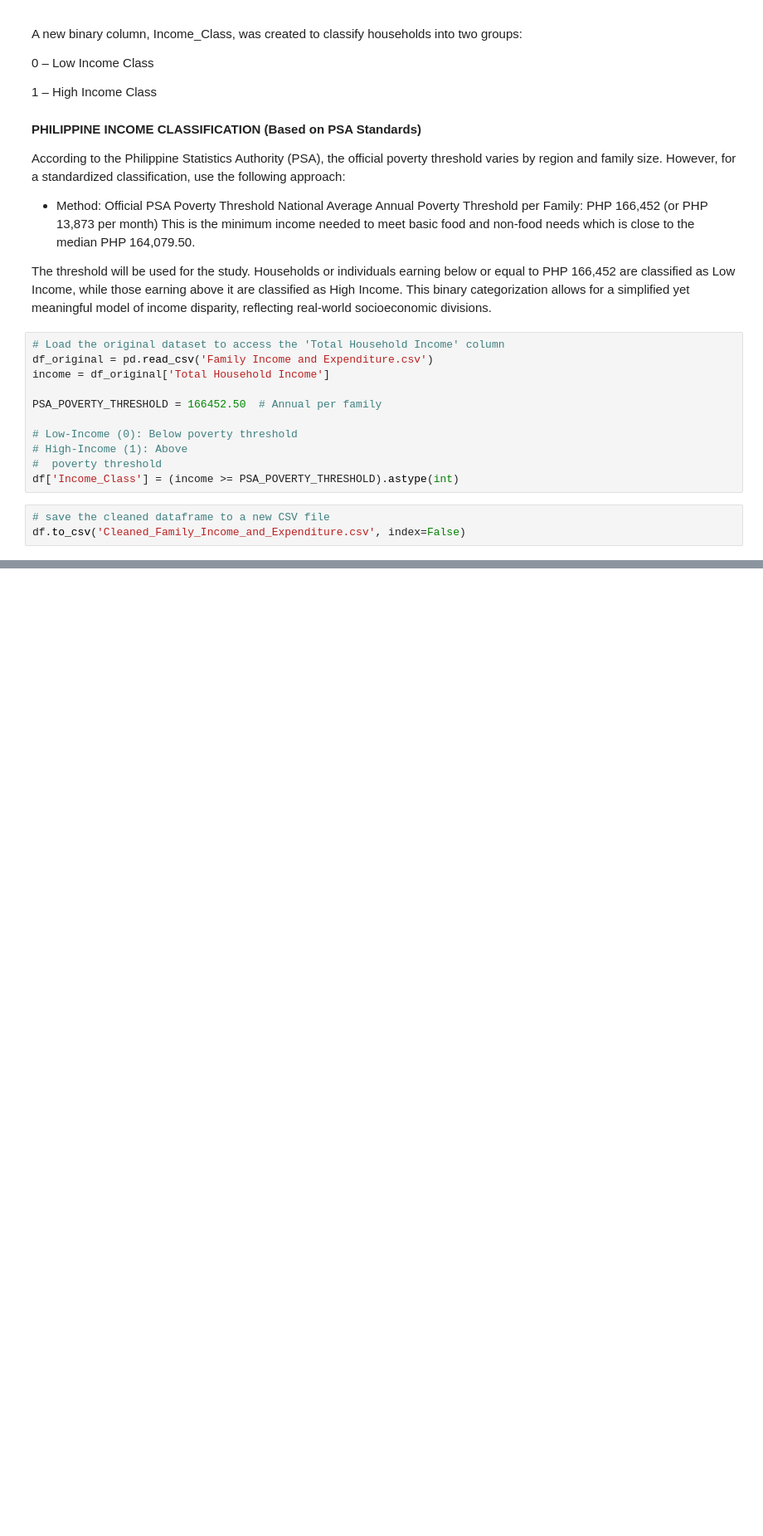
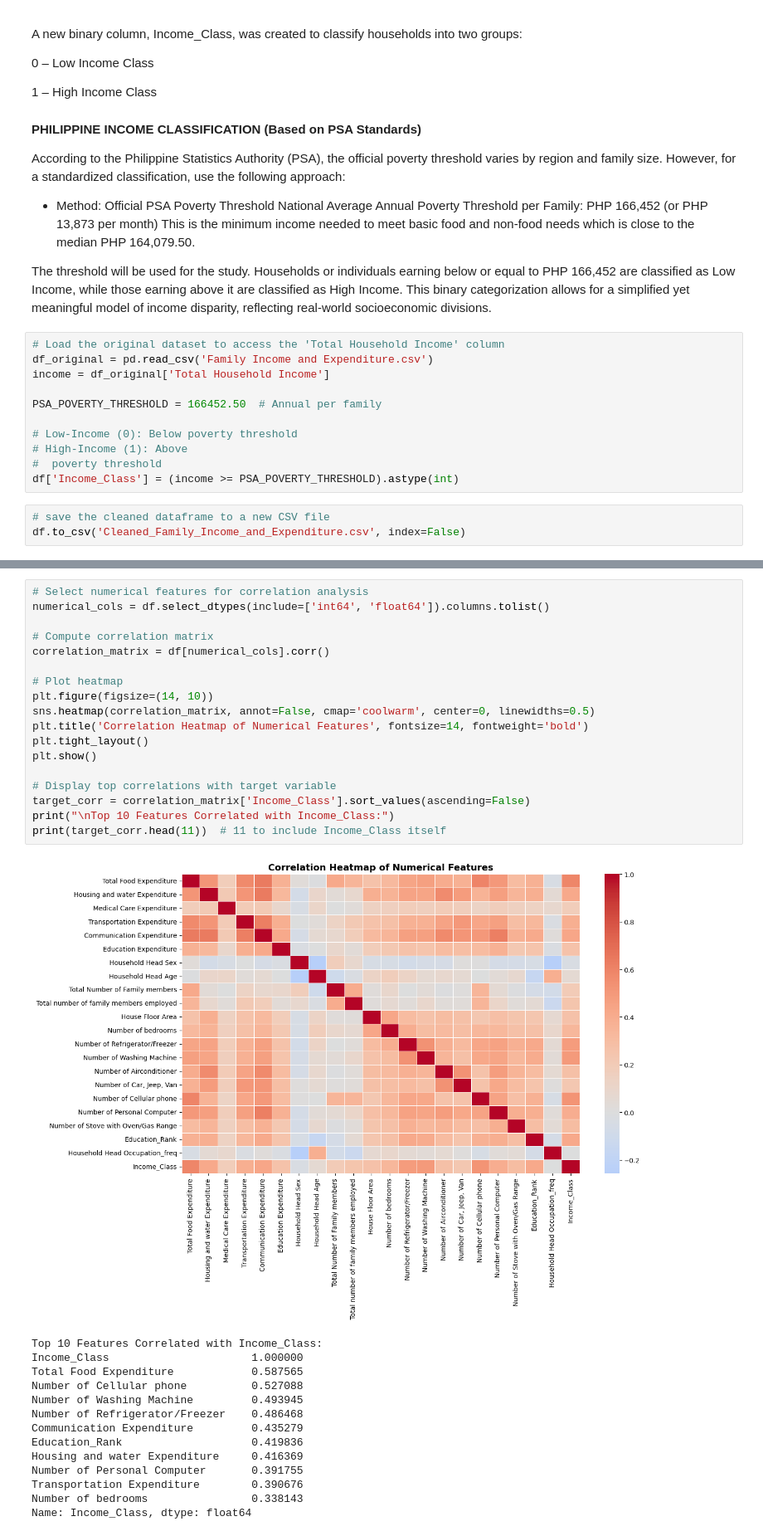
Before and after one commit to MJTeopaco/IS_Machine_Learning, a Jupyter notebook: classification/06_Act_Classification.ipynb, the cells around one changed output, grey strips where cells are left out. Shown: that part at 83% size. Cells and saved outputs as stored; diff of their text form; blank space fills up the shorter version.

```diff
--- a/classification/06_Act_Classification.ipynb
+++ b/classification/06_Act_Classification.ipynb
@@ -558,0 +678,33 @@ df.to_csv('Cleaned_Family_Income_and_Expenditure.csv', index=False)
+# %%
+# Select numerical features for correlation analysis
+numerical_cols = df.select_dtypes(include=['int64', 'float64']).columns.tolist()
+
+# Compute correlation matrix
+correlation_matrix = df[numerical_cols].corr()
+
+# Plot heatmap
+plt.figure(figsize=(14, 10))
+sns.heatmap(correlation_matrix, annot=False, cmap='coolwarm', center=0, linewidths=0.5)
+plt.title('Correlation Heatmap of Numerical Features', fontsize=14, fontweight='bold')
+plt.tight_layout()
+plt.show()
+
+# Display top correlations with target variable
+target_corr = correlation_matrix['Income_Class'].sort_values(ascending=False)
+print("\nTop 10 Features Correlated with Income_Class:")
+print(target_corr.head(11))  # 11 to include Income_Class itself
+# %% [output]
+[figure, added]
+Top 10 Features Correlated with Income_Class:
+Income_Class                      1.000000
+Total Food Expenditure            0.587565
+Number of Cellular phone          0.527088
+Number of Washing Machine         0.493945
+Number of Refrigerator/Freezer    0.486468
+Communication Expenditure         0.435279
+Education_Rank                    0.419836
+Housing and water Expenditure     0.416369
+Number of Personal Computer       0.391755
+Transportation Expenditure        0.390676
+Number of bedrooms                0.338143
+Name: Income_Class, dtype: float64
```
Also changed, not shown: parts of 24 cells of this notebook.
